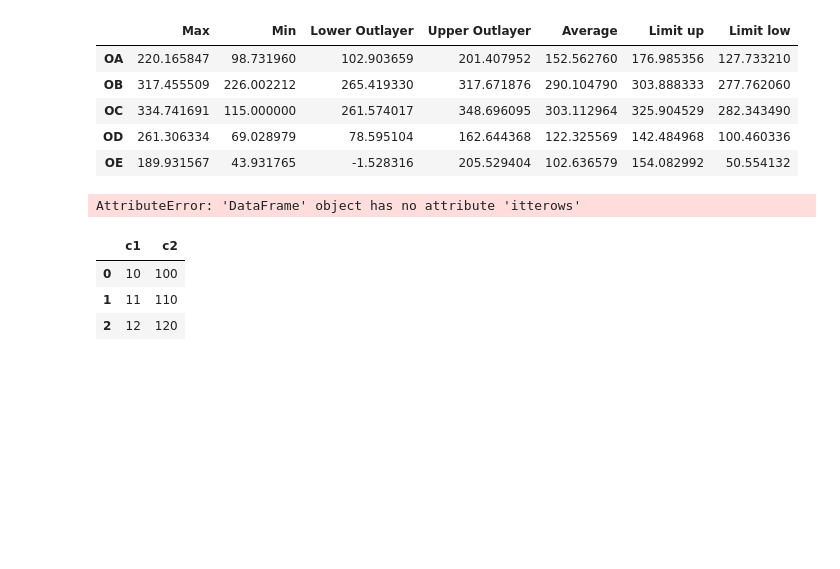
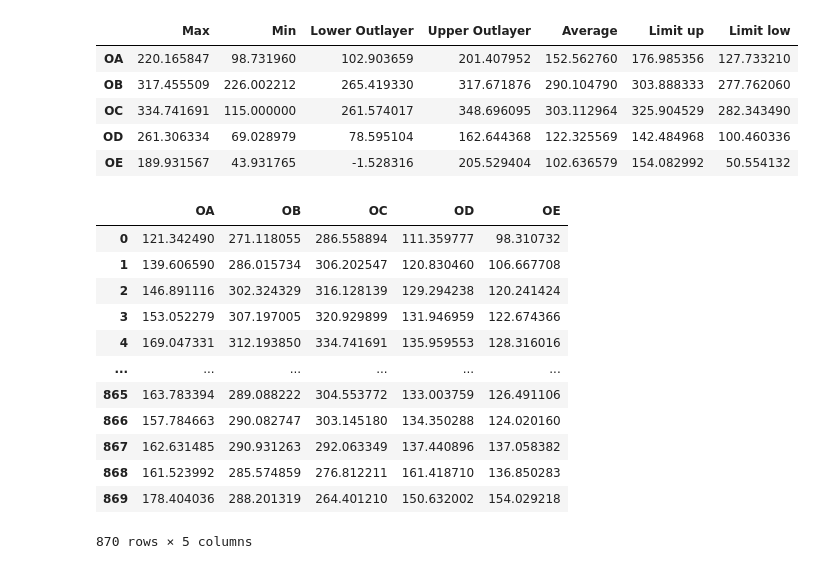
Before and after one commit to thieulong/Rock-Paper-Scissors, a Jupyter notebook: analysis-tracking.ipynb, the cells around one changed output. Drawn from its saved outputs; the diff is of its cells as text; code cells hidden in the pictures; blank space fills up the shorter version.

```diff
--- a/analysis-tracking.ipynb
+++ b/analysis-tracking.ipynb
@@ -433,16 +433,26 @@ display(scissors_tracking_summary)
 | OC | 334.741691 | 115.000000 | 261.574017 | 348.696095 | 303.112964 | 325.904529 | 282.343490 |
 | OD | 261.306334 | 69.028979 | 78.595104 | 162.644368 | 122.325569 | 142.484968 | 100.460336 |
 | OE | 189.931567 | 43.931765 | -1.528316 | 205.529404 | 102.636579 | 154.082992 | 50.554132 |
-# %%
-scissors_cleaned = clean_data(dataset=scissors, lower_boundary=ax1_outliers_low, upper_boundary=ax1_outliers_up, column='OA')
-display(scissors)
-# %% [output]
-AttributeError: 'DataFrame' object has no attribute 'itterows'
-# %%
-df = pd.DataFrame({'c1': [10, 11, 12], 'c2': [100, 110, 120]})
-df
-# %% [output]
-|  | c1 | c2 |
-| 0 | 10 | 100 |
-| 1 | 11 | 110 |
-| 2 | 12 | 120 |
+# %%
+scissors_cleaned = clean_data(dataset=scissors, lower_boundary=ax1_outliers_low, upper_boundary=ax1_outliers_up, column='OA')
+scissors_cleaned = clean_data(dataset=scissors_cleaned, lower_boundary=ax2_outliers_low, upper_boundary=ax2_outliers_up, column='OB')
+scissors_cleaned = clean_data(dataset=scissors_cleaned, lower_boundary=ax3_outliers_low, upper_boundary=ax3_outliers_up, column='OC')
+scissors_cleaned = clean_data(dataset=scissors_cleaned, lower_boundary=ax4_outliers_low, upper_boundary=ax4_outliers_up, column='OD')
+scissors_cleaned = clean_data(dataset=scissors_cleaned, lower_boundary=ax5_outliers_low, upper_boundary=ax5_outliers_up, column='OE')
+scissors_cleaned = scissors_cleaned.reset_index()
+del scissors_cleaned['index']
+display(scissors_cleaned)
+# %% [output]
+|  | OA | OB | OC | OD | OE |
+| 0 | 121.342490 | 271.118055 | 286.558894 | 111.359777 | 98.310732 |
+| 1 | 139.606590 | 286.015734 | 306.202547 | 120.830460 | 106.667708 |
+| 2 | 146.891116 | 302.324329 | 316.128139 | 129.294238 | 120.241424 |
+| 3 | 153.052279 | 307.197005 | 320.929899 | 131.946959 | 122.674366 |
+| 4 | 169.047331 | 312.193850 | 334.741691 | 135.959553 | 128.316016 |
+| ... | ... | ... | ... | ... | ... |
+| 865 | 163.783394 | 289.088222 | 304.553772 | 133.003759 | 126.491106 |
+| 866 | 157.784663 | 290.082747 | 303.145180 | 134.350288 | 124.020160 |
+| 867 | 162.631485 | 290.931263 | 292.063349 | 137.440896 | 137.058382 |
+| 868 | 161.523992 | 285.574859 | 276.812211 | 161.418710 | 136.850283 |
+| 869 | 178.404036 | 288.201319 | 264.401210 | 150.632002 | 154.029218 |
+870 rows × 5 columns
```
Also changed, not shown: parts of 3 cells of this notebook.
